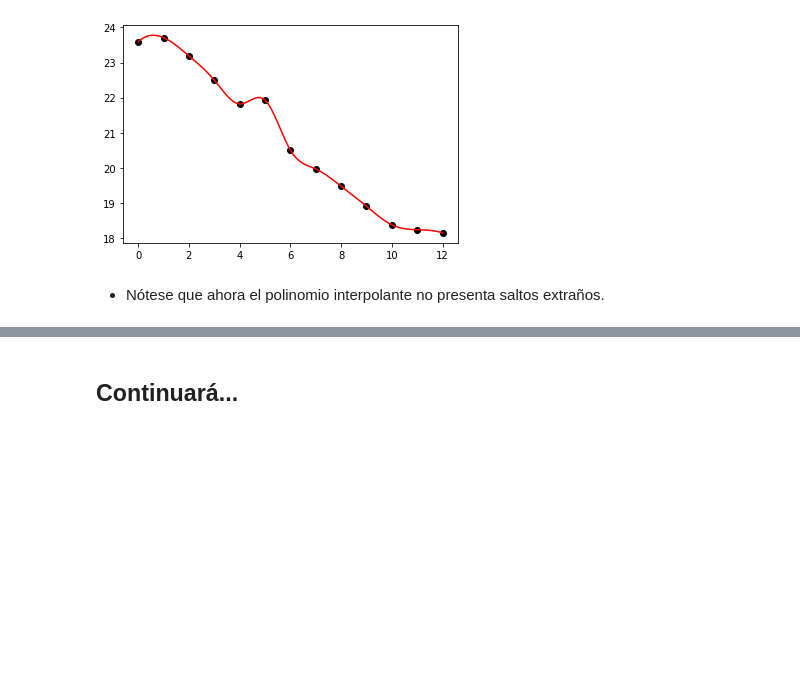
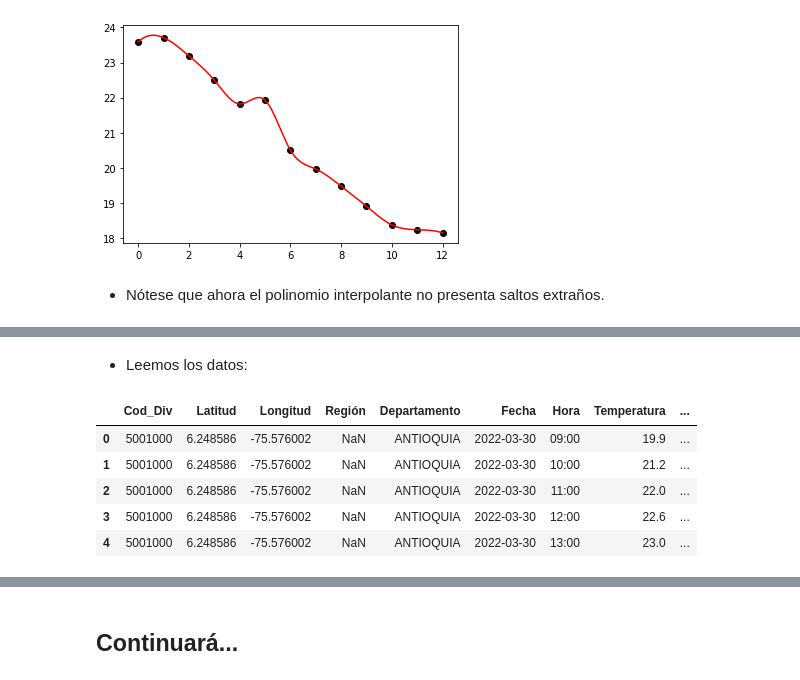
Before and after one commit to JorgeZuluaga/NotasMetodosNumericos, a Jupyter notebook: MN-CuadernoNotas-DiferenciacionNumerica_FormulasBasicas.ipynb, the cells around one changed output, grey strips where cells are left out. Cells and saved outputs as stored; diff of their text form; code cells hidden in the pictures; blank space fills up the shorter version.

```diff
--- a/MN-CuadernoNotas-DiferenciacionNumerica_FormulasBasicas.ipynb
+++ b/MN-CuadernoNotas-DiferenciacionNumerica_FormulasBasicas.ipynb
@@ -480,0 +514,12 @@ plt.plot(xns,fns,'r-')
+# %% [markdown]
+- Leemos los datos:
+# %%
+datos=pd.read_csv("MEDELLIN.csv",encoding = "ISO-8859-1")
+datos.head(5)
+# %% [output]
+|  | Cod_Div | Latitud | Longitud | Región | Departamento | Fecha | Hora | Temperatura | ... |
+| 0 | 5001000 | 6.248586 | -75.576002 | NaN | ANTIOQUIA | 2022-03-30 | 09:00 | 19.9 | ... |
+| 1 | 5001000 | 6.248586 | -75.576002 | NaN | ANTIOQUIA | 2022-03-30 | 10:00 | 21.2 | ... |
+| 2 | 5001000 | 6.248586 | -75.576002 | NaN | ANTIOQUIA | 2022-03-30 | 11:00 | 22.0 | ... |
+| 3 | 5001000 | 6.248586 | -75.576002 | NaN | ANTIOQUIA | 2022-03-30 | 12:00 | 22.6 | ... |
+| 4 | 5001000 | 6.248586 | -75.576002 | NaN | ANTIOQUIA | 2022-03-30 | 13:00 | 23.0 | ... |
```
Also changed, not shown: parts of 17 cells of this notebook, 3 other files.
